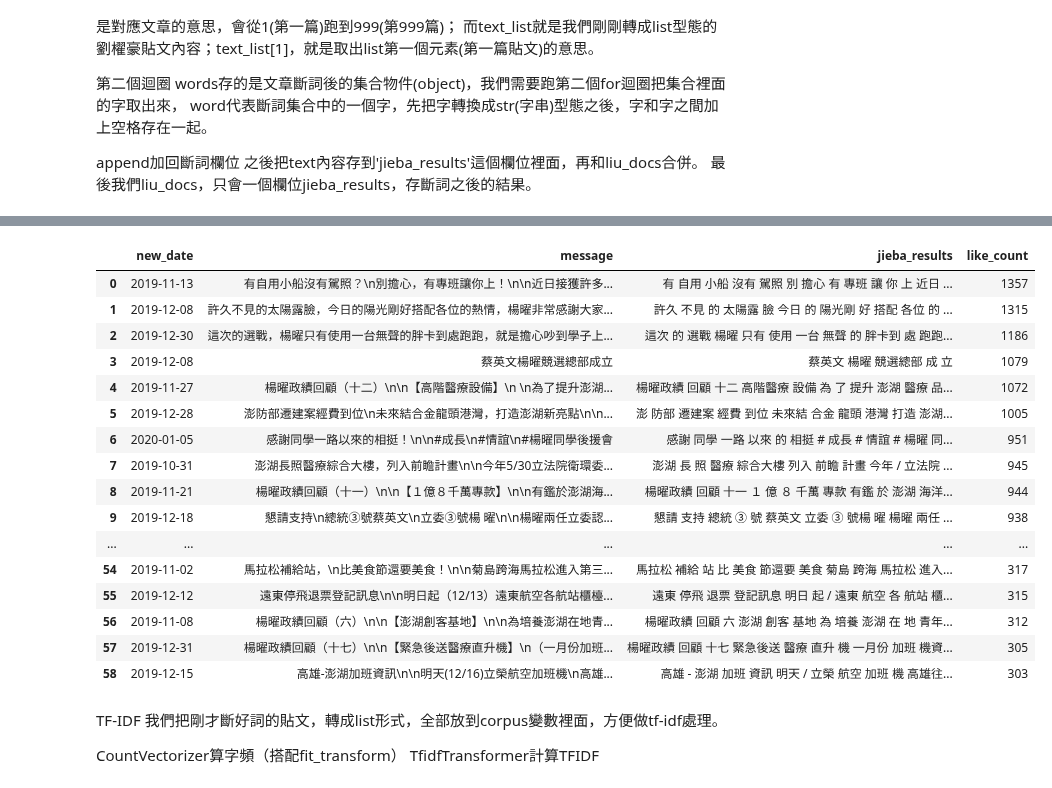
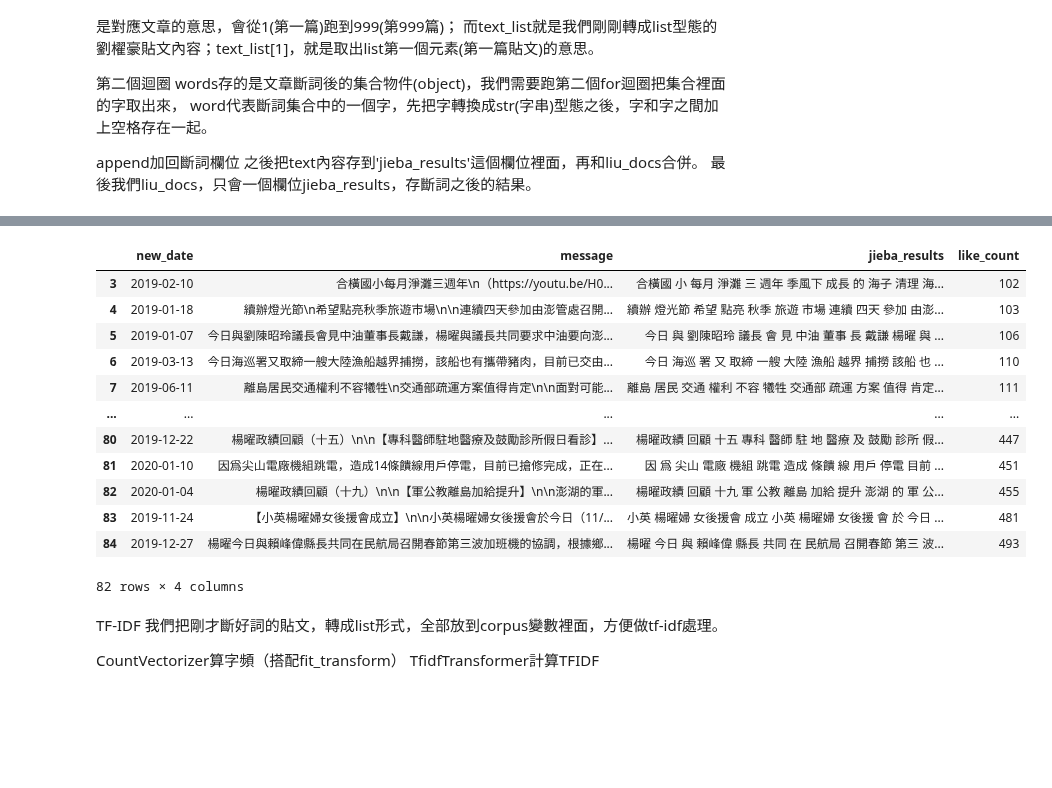
Before and after one commit to twtzuyuchen/Politisc_and_information, a Jupyter notebook: 文字探勘楊曜.ipynb, the cells around one changed output, grey strips where cells are left out. Cells and saved outputs as stored; diff of their text form; code cells hidden in the pictures; blank space fills up the shorter version.

```diff
--- a/文字探勘楊曜.ipynb
+++ b/文字探勘楊曜.ipynb
@@ -86,3 +58,8 @@ yang
+# %%
+# 依照按讚數 低到高排序
+yang = yang.sort_values(by=['like_count'])
+# 用新的排序當作順序
+yang.reset_index(inplace=True)
 # %% [markdown]
 結巴斷詞 jieba
 
@@ -125,4 +86,6 @@ Prefix dict has been built successfully.
 # %%
-words = jieba.lcut(text_list[0], cut_all =True)#全模式斷詞
+words = jieba.cut(text_list[0], cut_all = False)
 print(words)
+#for word in words:
+ #   print(word)
 # %% [output]
@@ -130,3 +92,0 @@ print(words)
-# %%
-words = jieba.lcut(text_list[120], cut_all = False)
-print(words)
@@ -141,13 +99,16 @@ print(words)
 
 append加回斷詞欄位</br> 之後把text內容存到'jieba_results'這個欄位裡面，再和liu_docs合併。</br> 最後我們liu_docs，只會一個欄位jieba_results，存斷詞之後的結果。
 # %%
-import jieba#引入斷詞模組jieba
-from tqdm import tqdm#進度條模組,可輔助觀看迴圈執行進度
-import re#引入正規運算式模組re
-jieba.load_userdict("yang_dict.txt")#建立一個使用者定義詞庫使jieba斷詞結果更精確
+import jieba
+from tqdm import tqdm
+import re
+jieba.load_userdict("dict.txt")
+punctuation = " //，：:""()\n!！？｡＂＃＄％＆＇（）＊＋－／：；＜＝＞＠［＼］＾＿｀｛｜｝～｟｠｢｣､、〃》「」『』【】〔〕〖〗〘〙〚〛〜〝〞〟〰〾〿–—‘'‛“”„‟…‧﹏"""
+re_punctuation = "[{}] ".format(punctuation)
 
-punctuation = "、，：:""()\n!！？｡＂＃＄％＆＇（）＊＋－／：；＜＝＞＠［＼］＾＿｀｛｜｝～｟｠｢｣､、〃》「」『』【】〔〕〖〗〘〙〚〛〜〝〞〟〰〾〿–—‘'‛“”„‟…‧﹏"""
-re_punctuation = "[{}] ".format(punctuation)
+# creat a df to store the jieba result
+yang_docs = pd.DataFrame(columns=['jieba_results']) # 建立df
+yang_docs['jieba_results'] = yang_docs['jieba_results'].astype('str')
 
 for i in doc_names: #從第一篇到最後一篇
     words = jieba.cut(text_list[i], cut_all = False)
@@ -157,8 +118,10 @@ for i in doc_names: #從第一篇到最後一篇
     #print(words)
     #print(i) #第幾篇文章
     #print(text) #第幾篇文章的斷詞結果
-    text = re.sub(re_punctuation, "", text)
-    text = re.sub(r'[0-9]','',text)
-    text = re.sub(r'[a-zA-Z]','',text)
+    text = re.sub(re_punctuation, "", text) # 把上面那些符號從text中刪掉
+    text = re.sub(r'[0-9]','',text) # 刪掉數字
+    text = re.sub(r'[a-zA-Z]','',text) #刪掉英文字
+#刪除文字 更多標點符號
+    text = re.sub(r'[-<>#。！⋯.➡?=&▶_%♀!❗🎉⏰💪]','',text)  # 注意裡面不能有空白！
     s = pd.Series({'jieba_results': text})
     yang_docs = yang_docs.append(s, ignore_index=True)#每次的斷詞結果都加回liu_docs
@@ -206,25 +155,21 @@ NameError: name 'plt' is not defined
 [figure]
 # %%
-temp = yang_post[(yang_post['like_count'] <= 1400) & (yang_post['like_count'] > 300)]
+temp = yang_post[(yang_post['like_count'] <= 500) & (yang_post['like_count'] > 100)] #讚數大於500 小於1000才取 : 201  篇文章
 temp
 # %% [output]
 |  | new_date | message | jieba_results | like_count |
-| 0 | 2019-11-13 | 有自用小船沒有駕照？\n別擔心，有專班讓你上！\n\n近日接獲許多... | 有 自用 小船 沒有 駕照 別 擔心 有 專班 讓 你 上 近日 ... | 1357 |
-| 1 | 2019-12-08 | 許久不見的太陽露臉，今日的陽光剛好搭配各位的熱情，楊曜非常感謝大家... | 許久 不見 的 太陽露 臉 今日 的 陽光剛 好 搭配 各位 的 ... | 1315 |
-| 2 | 2019-12-30 | 這次的選戰，楊曜只有使用一台無聲的胖卡到處跑跑，就是擔心吵到學子上... | 這次 的 選戰 楊曜 只有 使用 一台 無聲 的 胖卡到 處 跑跑... | 1186 |
-| 3 | 2019-12-08 | 蔡英文楊曜競選總部成立 | 蔡英文 楊曜 競選總部 成 立 | 1079 |
-| 4 | 2019-11-27 | 楊曜政績回顧（十二）\n\n【高階醫療設備】\n \n為了提升澎湖... | 楊曜政績 回顧 十二 高階醫療 設備 為 了 提升 澎湖 醫療 品... | 1072 |
-| 5 | 2019-12-28 | 澎防部遷建案經費到位\n未來結合金龍頭港灣，打造澎湖新亮點\n\n... | 澎 防部 遷建案 經費 到位 未來結 合金 龍頭 港灣 打造 澎湖... | 1005 |
-| 6 | 2020-01-05 | 感謝同學一路以來的相挺！\n\n#成長\n#情誼\n#楊曜同學後援會 | 感謝 同學 一路 以來 的 相挺 # 成長 # 情誼 # 楊曜 同... | 951 |
-| 7 | 2019-10-31 | 澎湖長照醫療綜合大樓，列入前瞻計畫\n\n今年5/30立法院衛環委... | 澎湖 長 照 醫療 綜合大樓 列入 前瞻 計畫 今年 / 立法院 ... | 945 |
-| 8 | 2019-11-21 | 楊曜政績回顧（十一）\n\n【１億８千萬專款】\n\n有鑑於澎湖海... | 楊曜政績 回顧 十一 １ 億 ８ 千萬 專款 有鑑 於 澎湖 海洋... | 944 |
-| 9 | 2019-12-18 | 懇請支持\n總統③號蔡英文\n立委③號楊 曜\n\n楊曜兩任立委認... | 懇請 支持 總統 ③ 號 蔡英文 立委 ③ 號楊 曜 楊曜 兩任 ... | 938 |
+| 3 | 2019-02-10 | 合橫國小每月淨灘三週年\n（https://youtu.be/H0... | 合橫國 小 每月 淨灘 三 週年 季風下 成長 的 海子 清理 海... | 102 |
+| 4 | 2019-01-18 | 續辦燈光節\n希望點亮秋季旅遊市場\n\n連續四天參加由澎管處召開... | 續辦 燈光節 希望 點亮 秋季 旅遊 市場 連續 四天 參加 由澎... | 103 |
+| 5 | 2019-01-07 | 今日與劉陳昭玲議長會見中油董事長戴謙，楊曜與議長共同要求中油要向澎... | 今日 與 劉陳昭玲 議長 會 見 中油 董事 長 戴謙 楊曜 與 ... | 106 |
+| 6 | 2019-03-13 | 今日海巡署又取締一艘大陸漁船越界捕撈，該船也有攜帶豬肉，目前已交由... | 今日 海巡 署 又 取締 一艘 大陸 漁船 越界 捕撈 該船 也 ... | 110 |
+| 7 | 2019-06-11 | 離島居民交通權利不容犧牲\n交通部疏運方案值得肯定\n\n面對可能... | 離島 居民 交通 權利 不容 犧牲 交通部 疏運 方案 值得 肯定... | 111 |
 | ... | ... | ... | ... | ... |
-| 54 | 2019-11-02 | 馬拉松補給站，\n比美食節還要美食！\n\n菊島跨海馬拉松進入第三... | 馬拉松 補給 站 比 美食 節還要 美食 菊島 跨海 馬拉松 進入... | 317 |
-| 55 | 2019-12-12 | 遠東停飛退票登記訊息\n\n明日起（12/13）遠東航空各航站櫃檯... | 遠東 停飛 退票 登記訊息 明日 起 / 遠東 航空 各 航站 櫃... | 315 |
-| 56 | 2019-11-08 | 楊曜政績回顧（六）\n\n【澎湖創客基地】\n\n為培養澎湖在地青... | 楊曜政績 回顧 六 澎湖 創客 基地 為 培養 澎湖 在 地 青年... | 312 |
-| 57 | 2019-12-31 | 楊曜政績回顧（十七）\n\n【緊急後送醫療直升機】\n（一月份加班... | 楊曜政績 回顧 十七 緊急後送 醫療 直升 機 一月份 加班 機資... | 305 |
-| 58 | 2019-12-15 | 高雄-澎湖加班資訊\n\n明天(12/16)立榮航空加班機\n高雄... | 高雄 - 澎湖 加班 資訊 明天 / 立榮 航空 加班 機 高雄往... | 303 |
+| 80 | 2019-12-22 | 楊曜政績回顧（十五）\n\n【專科醫師駐地醫療及鼓勵診所假日看診】... | 楊曜政績 回顧 十五 專科 醫師 駐 地 醫療 及 鼓勵 診所 假... | 447 |
+| 81 | 2020-01-10 | 因爲尖山電廠機組跳電，造成14條饋線用戶停電，目前已搶修完成，正在... | 因 爲 尖山 電廠 機組 跳電 造成 條饋 線 用戶 停電 目前 ... | 451 |
+| 82 | 2020-01-04 | 楊曜政績回顧（十九）\n\n【軍公教離島加給提升】\n\n澎湖的軍... | 楊曜政績 回顧 十九 軍 公教 離島 加給 提升 澎湖 的 軍 公... | 455 |
+| 83 | 2019-11-24 | 【小英楊曜婦女後援會成立】\n\n小英楊曜婦女後援會於今日（11/... | 小英 楊曜婦 女後援會 成立 小英 楊曜婦 女後援 會 於 今日 ... | 481 |
+| 84 | 2019-12-27 | 楊曜今日與賴峰偉縣長共同在民航局召開春節第三波加班機的協調，根據鄉... | 楊曜 今日 與 賴峰偉 縣長 共同 在 民航局 召開春節 第三 波... | 493 |
+82 rows × 4 columns
 # %% [markdown]
 TF-IDF
 我們把剛才斷好詞的貼文，轉成list形式，全部放到corpus變數裡面，方便做tf-idf處理。
```
Also changed, not shown: parts of 61 cells of this notebook, 3 other files.
